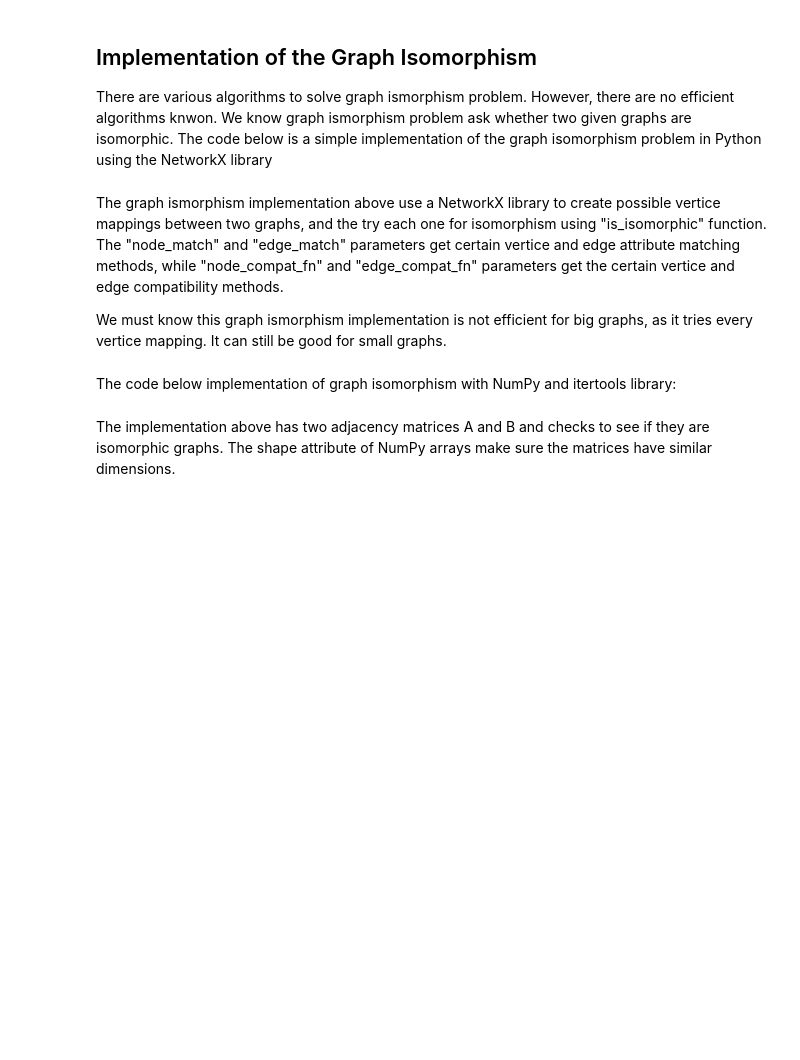
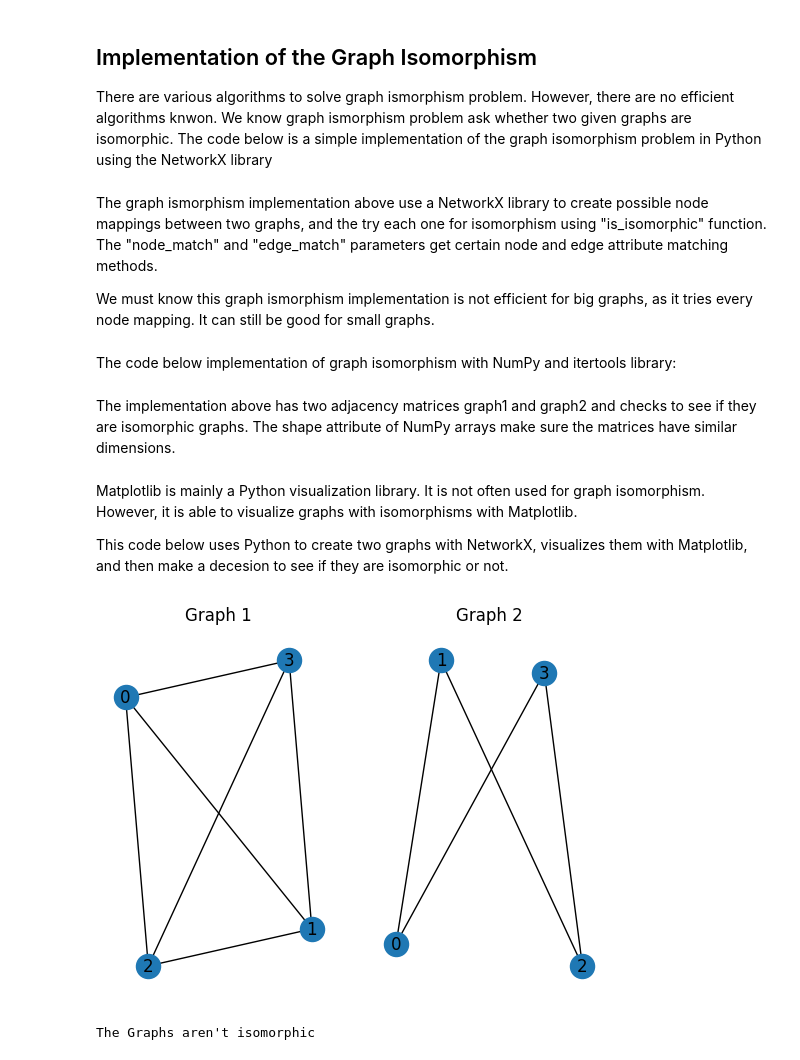
Before and after one commit to davidamankwah/Graph_Theory, a Jupyter notebook: graph_isomorphism.ipynb, the cells around one changed output. Drawn from its saved outputs; the diff is of its cells as text; code cells hidden in the pictures; blank space fills up the shorter version.

Commit message:
code plot

```diff
--- a/graph_isomorphism.ipynb
+++ b/graph_isomorphism.ipynb
@@ -54,17 +59,17 @@ def is_isomorphic(G1, G2):
 # %% [markdown]
-The graph ismorphism implementation above use a NetworkX library to create possible vertice mappings between two graphs, and the try each one for isomorphism using "is_isomorphic" function. The "node_match" and "edge_match" parameters get certain vertice and edge attribute matching methods, while "node_compat_fn" and "edge_compat_fn" parameters get the certain vertice and edge compatibility methods.
+The graph ismorphism implementation above use a NetworkX library to create possible node mappings between two graphs, and the try each one for isomorphism using "is_isomorphic" function. The "node_match" and "edge_match" parameters get certain node and edge attribute matching methods.
 
-We must know this graph ismorphism implementation is not efficient for big graphs, as it tries every vertice mapping. It can still be good for small graphs.
+We must know this graph ismorphism implementation is not efficient for big graphs, as it tries every node mapping. It can still be good for small graphs.
 # %% [markdown]
 The code below implementation of graph isomorphism with NumPy and itertools library:
 # %%
 import numpy as np
 import itertools
 
-def is_isomorphic(A, B):
-    "lets see if the two adjacency matrices A and B will be isomorphic graphs"
-    n, m = A.shape
-    if (n, m) != B.shape:
+def is_isomorphic(graph1, graph2):
+    # lets see if the two adjacency matrices graph1 and graph2 will be isomorphic graphs
+    n, m = graph1.shape
+    if (n, m) != graph2.shape:
         return False
 
     # check all permutations of nodes
@@ -72,9 +77,62 @@ def is_isomorphic(A, B):
         P = np.zeros((n, n))
         for i, j in enumerate(perm):
             P[i, j] = 1
-        if np.array_equal(P @ A @ P.T, B):
+        if np.array_equal(P @ graph1 @ P.T, graph2):
             return True
 
     return False
 # %% [markdown]
-The implementation above has two adjacency matrices A and B and checks to see if they are isomorphic graphs. The shape attribute of NumPy arrays make sure the matrices have similar dimensions.
+The implementation above has two adjacency matrices graph1 and graph2 and checks to see if they are isomorphic graphs. The shape attribute of NumPy arrays make sure the matrices have similar dimensions.
+# %% [markdown]
+Matplotlib is mainly a Python visualization library. It is not often used for graph isomorphism. However, it is able to visualize graphs with isomorphisms with Matplotlib.
+
+This code below uses Python to create two graphs with NetworkX, visualizes them with Matplotlib, and then make a decesion to see if they are isomorphic or not.
+# %%
+import networkx as nx
+import matplotlib.pyplot as plt
+
+def is_isomorphic(graph1, graph2):
+    # lets see whether the number of nodes and edges are similar
+    if graph1.number_of_nodes() != graph2.number_of_nodes() or graph1.number_of_edges() != graph2.number_of_edges():
+        return False
+
+    # lets see whether the degree sequence of each node is the similar
+    degree_seq1 = sorted(list(dict(graph1.degree()).values()))
+    degree_seq2 = sorted(list(dict(graph2.degree()).values()))
+    if degree_seq1 != degree_seq2:
+        return False
+
+    # lets see whether the adjacency matrix of each graph is the similar
+    adj_mat1 = nx.adjacency_matrix(graph1).todense()
+    adj_mat2 = nx.adjacency_matrix(graph2).todense()
+    for perm in permutations(range(adj_mat1.shape[0])):
+        perm_mat = np.zeros_like(adj_mat1)
+        for i, j in enumerate(perm):
+            perm_mat[i, j] = 1
+
+        if np.array_equal(perm_mat @ adj_mat1 @ perm_mat.T, adj_mat2):
+            return True
+
+    return False
+
+# create two graphs
+graph1 = nx.complete_graph(4)
+graph2 = nx.Graph([(1, 0), (2, 1), (3, 2), (0, 3)])
+
+# Visualize the two graphs
+plt.subplot(121)
+nx.draw(graph1, with_labels=True)
+plt.title("Graph 1")
+plt.subplot(122)
+nx.draw(graph2, with_labels=True)
+plt.title("Graph 2")
+plt.show()
+
+# lets see wether the graphs will be isomorphic or not
+if is_isomorphic(graph1, graph2):
+    print("The Graphs are isomorphic")
+else:
+    print("The Graphs aren't isomorphic")
+# %% [output]
+[figure, added]
+The Graphs aren't isomorphic
```
Also changed, not shown: parts of 4 cells of this notebook.
